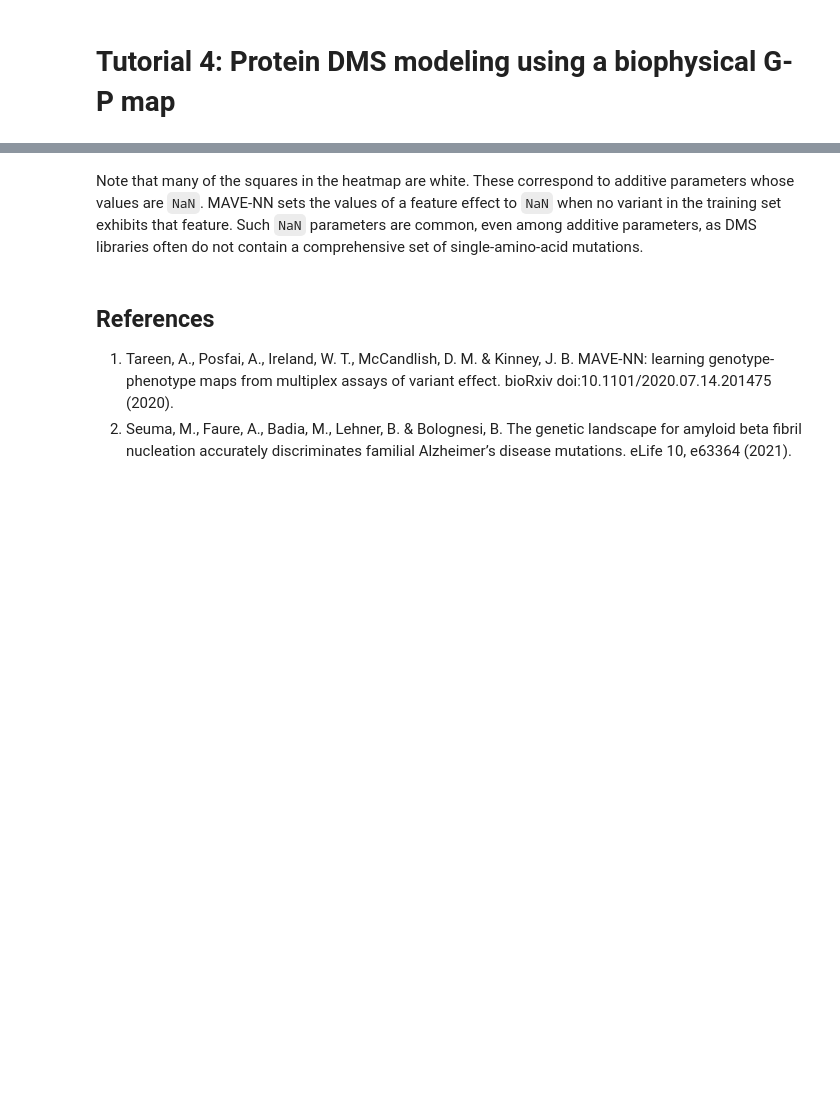
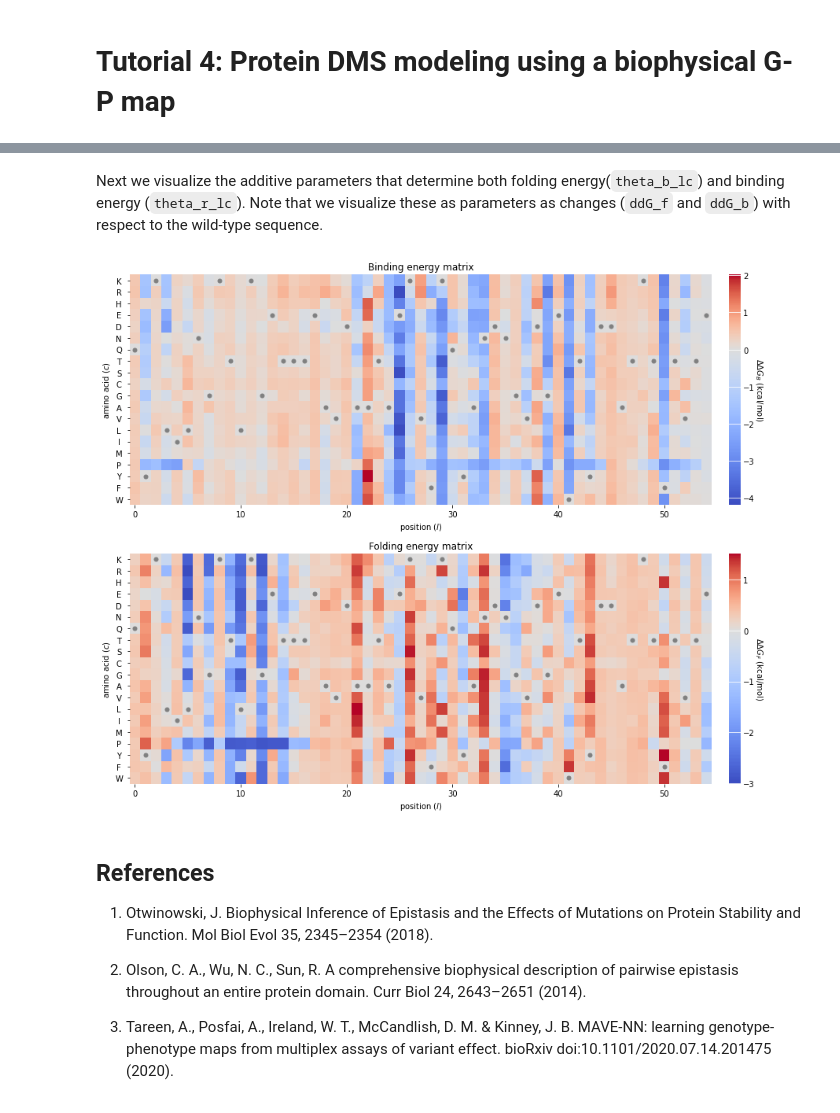
Before and after one commit to jbkinney/mavenn, a Jupyter notebook: docs/tutorials/4_protein_dms_biohysical_gpmap.ipynb, the cells around one changed output, grey strips where cells are left out. Drawn from its saved outputs; the diff is of its cells as text; code cells hidden in the pictures; blank space fills up the shorter version.

```diff
--- a/docs/tutorials/4_protein_dms_biohysical_gpmap.ipynb
+++ b/docs/tutorials/4_protein_dms_biohysical_gpmap.ipynb
@@ -417,60 +327,61 @@ ddG_f = theta_dict['theta_f_lc'] - np.sum(x_lc_cons*theta_dict['theta_f_lc'], ax
+# %% [markdown]
+Next we visualize the additive parameters that determine both folding energy(`theta_b_lc`) and binding energy (`theta_r_lc`). Note that we visualize these as parameters as changes (`ddG_f` and `ddG_b`) with respect to the wild-type sequence.
 # %%
+# Get the wild-type GB1 sequence
+wt_seq = model.x_stats['consensus_seq']
+
+# Convert this to a one-hot encoded matrix of size LxC
+from mavenn.src.utils import _x_to_mat
+x_lc_wt = _x_to_mat(wt_seq, model.alphabet)
+
+# Subtract wild-type character value from parameters at each position
+ddG_b = theta_dict['theta_b_lc'] - np.sum(x_lc_wt*theta_dict['theta_b_lc'], axis=1)[:,np.newaxis]
+ddG_f = theta_dict['theta_f_lc'] - np.sum(x_lc_wt*theta_dict['theta_f_lc'], axis=1)[:,np.newaxis]
+
 # Create figure
 fig, axs = plt.subplots(2,1, figsize=(12,10))
 
-# Draw heatmap
-heatmap_ax, cb = mavenn.heatmap(ax=axs[0],
-                                values=ddG_b,
-                                alphabet=model.alphabet,
-                                seq=model.x_stats['consensus_seq'],
-                                seq_kwargs={'c':'gray', 's':25},
-                                cmap='coolwarm',
-                                cbar=True,
-                                cmap_size='2%',
-                                cmap_pad=.3,
-                                ccenter=0)
-# Style heatmap (can be different between two dataset)
-#heatmap_ax.set_xticks()
+# Set shared keyword arguments for heatmap
+heatmap_kwargs = {
+    'alphabet':model.alphabet,
+    'seq':wt_seq,
+    'seq_kwargs':{'c':'gray', 's':25},
+    'cmap':'coolwarm',
+    'cbar':True,
+    'cmap_size':'2%',
+    'cmap_pad':.3,
+    'ccenter':0
+}
+
+# Draw binding energy heatmap
+heatmap_ax, cb = mavenn.heatmap(ax=axs[0], values=ddG_b, **heatmap_kwargs)
 heatmap_ax.tick_params(axis='y', which='major', pad=10)
 heatmap_ax.set_xlabel('position ($l$)')
 heatmap_ax.set_ylabel('amino acid ($c$)')
 heatmap_ax.set_title(f'Binding energy matrix')
-
-# Style colorbar
 cb.outline.set_visible(False)
 cb.ax.tick_params(direction='in', size=20, color='white')
-cb.set_label('mutational effect ($\Delta \Delta G_F$)', labelpad=5, rotation=-90, ha='center', va='center')
+cb.set_label('$\Delta \Delta G_B$ (kcal/mol)', labelpad=5, rotation=-90, ha='center', va='center')
 
-# Draw heatmap
-heatmap_ax, cb = mavenn.heatmap(ax=axs[1],
-                                values=ddG_f,
-                                alphabet=model.alphabet,
-                                seq=model.x_stats['consensus_seq'],
-                                seq_kwargs={'c':'gray', 's':25},
-                                cmap='coolwarm',
-                                cbar=True,
-                                cmap_size='2%',
-                                cmap_pad=.3,
-                                ccenter=0)
-# Style heatmap (can be different between two dataset)
-#heatmap_ax.set_xticks()
+# Draw folding energy heatmap
+heatmap_ax, cb = mavenn.heatmap(ax=axs[1], values=ddG_f, **heatmap_kwargs)
 heatmap_ax.tick_params(axis='y', which='major', pad=10)
 heatmap_ax.set_xlabel('position ($l$)')
 heatmap_ax.set_ylabel('amino acid ($c$)')
 heatmap_ax.set_title(f'Folding energy matrix')
-
-
-# Style colorbar
 cb.outline.set_visible(False)
 cb.ax.tick_params(direction='in', size=20, color='white')
-cb.set_label('mutational effect ($\Delta \Delta G_F$)', labelpad=5, rotation=-90, ha='center', va='center')
+cb.set_label('$\Delta \Delta G_F$ (kcal/mol)', labelpad=5, rotation=-90, ha='center', va='center')
 
 # Adjust figure and show
 fig.tight_layout(w_pad=5)
+# %% [output]
+[figure, added]
-# %% [markdown]
-Note that many of the squares in the heatmap are white. These correspond to additive parameters whose values are `NaN`. MAVE-NN sets the values of a feature effect to `NaN` when no variant in the training set exhibits that feature. Such `NaN` parameters are common, even among additive parameters, as DMS libraries often do not contain a comprehensive set of single-amino-acid mutations.
 # %% [markdown]
 ## References
 
-1. Tareen, A., Posfai, A., Ireland, W. T., McCandlish, D. M. & Kinney, J. B. MAVE-NN: learning genotype-phenotype maps from multiplex assays of variant effect. bioRxiv doi:10.1101/2020.07.14.201475 (2020).
-1. Seuma, M., Faure, A., Badia, M., Lehner, B. & Bolognesi, B. The genetic landscape for amyloid beta fibril nucleation accurately discriminates familial Alzheimer’s disease mutations. eLife 10, e63364 (2021).
+1. Otwinowski, J. Biophysical Inference of Epistasis and the Effects of Mutations on Protein Stability and Function. Mol Biol Evol 35, 2345–2354 (2018).
+
+2. Olson, C. A., Wu, N. C., Sun, R. A comprehensive biophysical description of pairwise epistasis throughout an entire protein domain. Curr Biol 24, 2643–2651 (2014).
+
+3. Tareen, A., Posfai, A., Ireland, W. T., McCandlish, D. M. & Kinney, J. B. MAVE-NN: learning genotype-phenotype maps from multiplex assays of variant effect. bioRxiv doi:10.1101/2020.07.14.201475 (2020).
```
Also changed, not shown: parts of 44 cells of this notebook, 4 other files.
